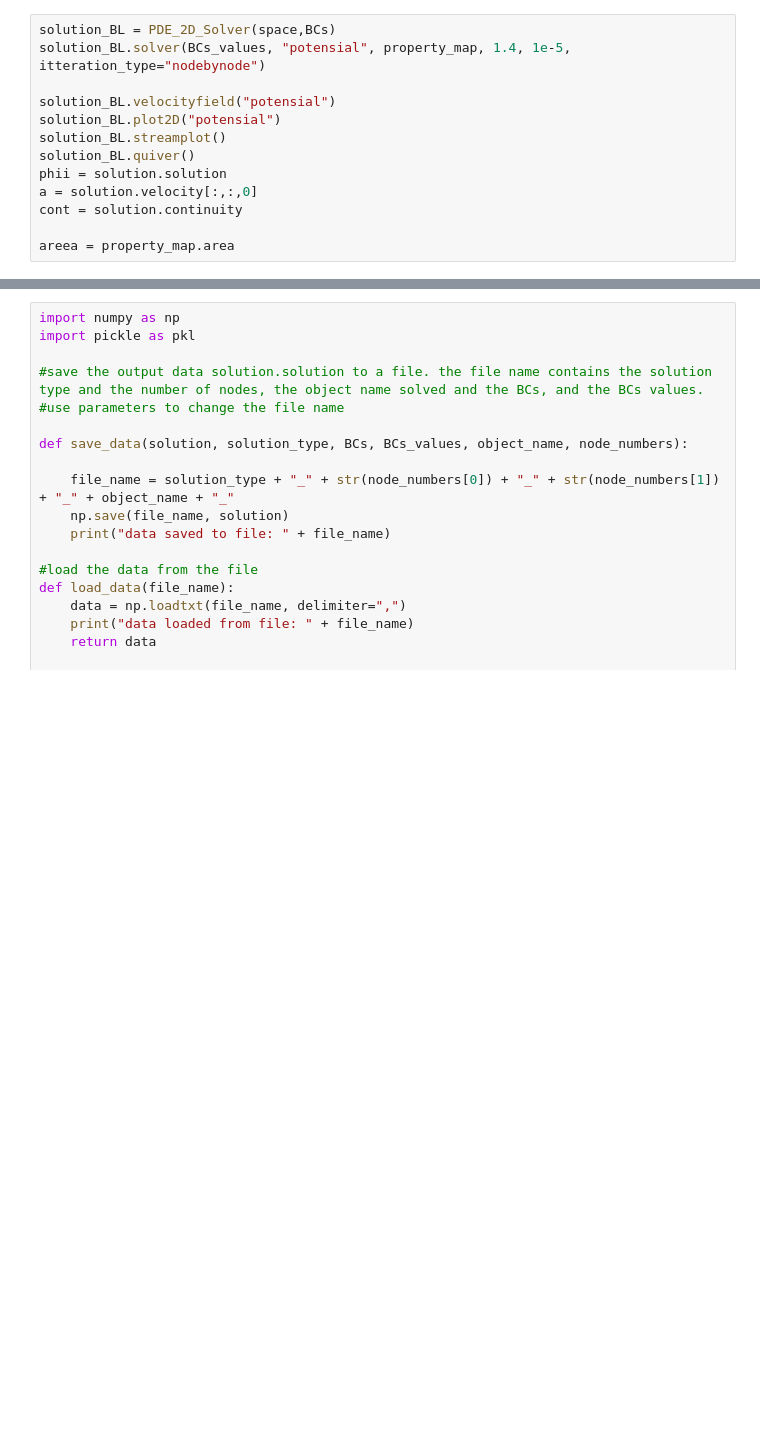
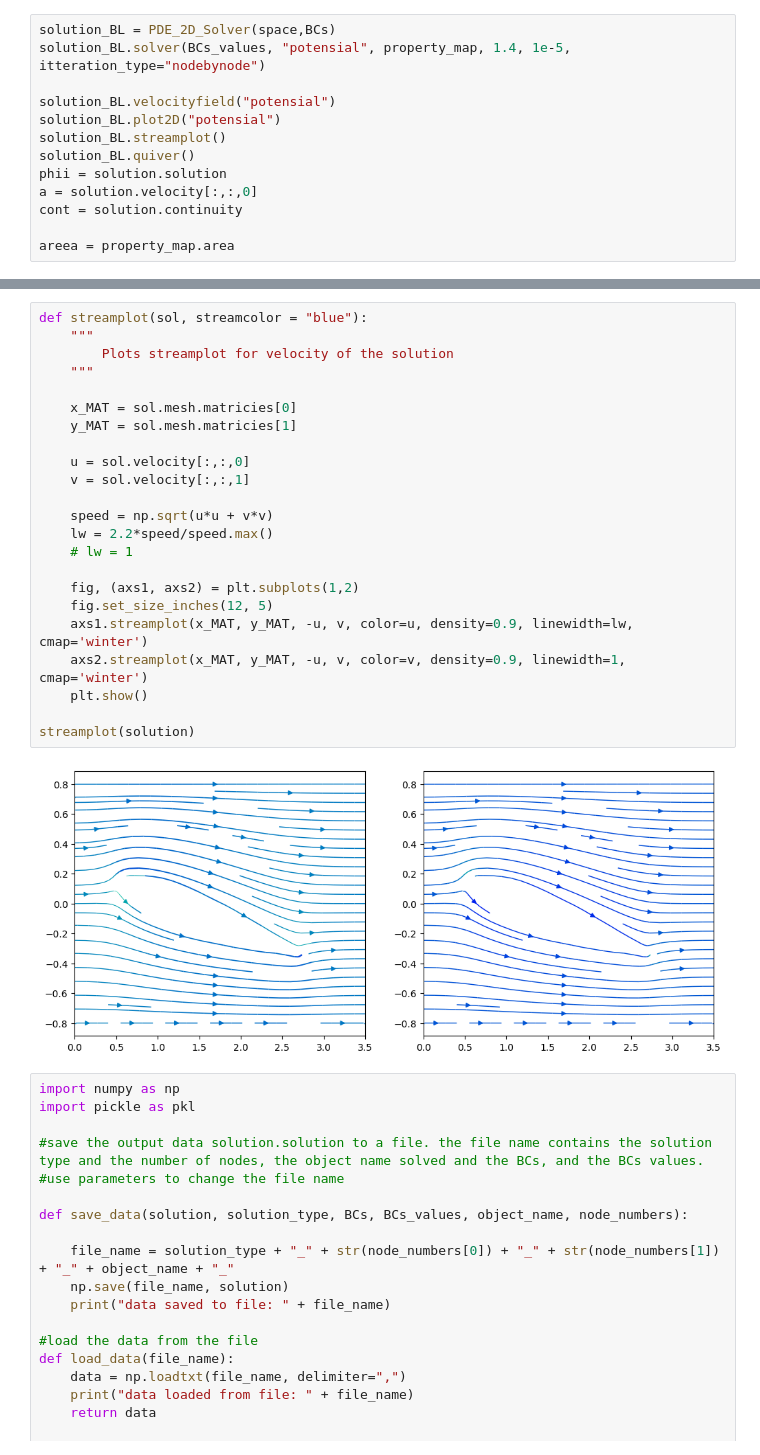
Before and after one commit to MehmetHakanSari/PotentialSolver, a Jupyter notebook: trials.ipynb, the cells around one changed output, grey strips where cells are left out. Saved outputs shown, nothing was run; the diff lists cells and outputs as text; blank space fills up the shorter version.

```diff
--- a/trials.ipynb
+++ b/trials.ipynb
@@ -282,5 +236,30 @@ Psi is calculated with residual:  9.996586891602988e-12
 [figure]
 [figure]
+# %%
+def streamplot(sol, streamcolor = "blue"):
+    """
+        Plots streamplot for velocity of the solution
+    """
+
+    x_MAT = sol.mesh.matricies[0]
+    y_MAT = sol.mesh.matricies[1]
+
+    u = sol.velocity[:,:,0]
+    v = sol.velocity[:,:,1]
+
+    speed = np.sqrt(u*u + v*v)
+    lw = 2.2*speed/speed.max()
+    # lw = 1
+
+    fig, (axs1, axs2) = plt.subplots(1,2)
+    fig.set_size_inches(12, 5)
+    axs1.streamplot(x_MAT, y_MAT, -u, v, color=u, density=0.9, linewidth=lw, cmap='winter')
+    axs2.streamplot(x_MAT, y_MAT, -u, v, color=v, density=0.9, linewidth=1, cmap='winter')
+    plt.show()
+
+streamplot(solution)
+# %% [output]
+[figure, added]
 # %%
 import numpy as np
 import pickle as pkl
```
Also changed, not shown: parts of 2 cells of this notebook, 4 other files.
